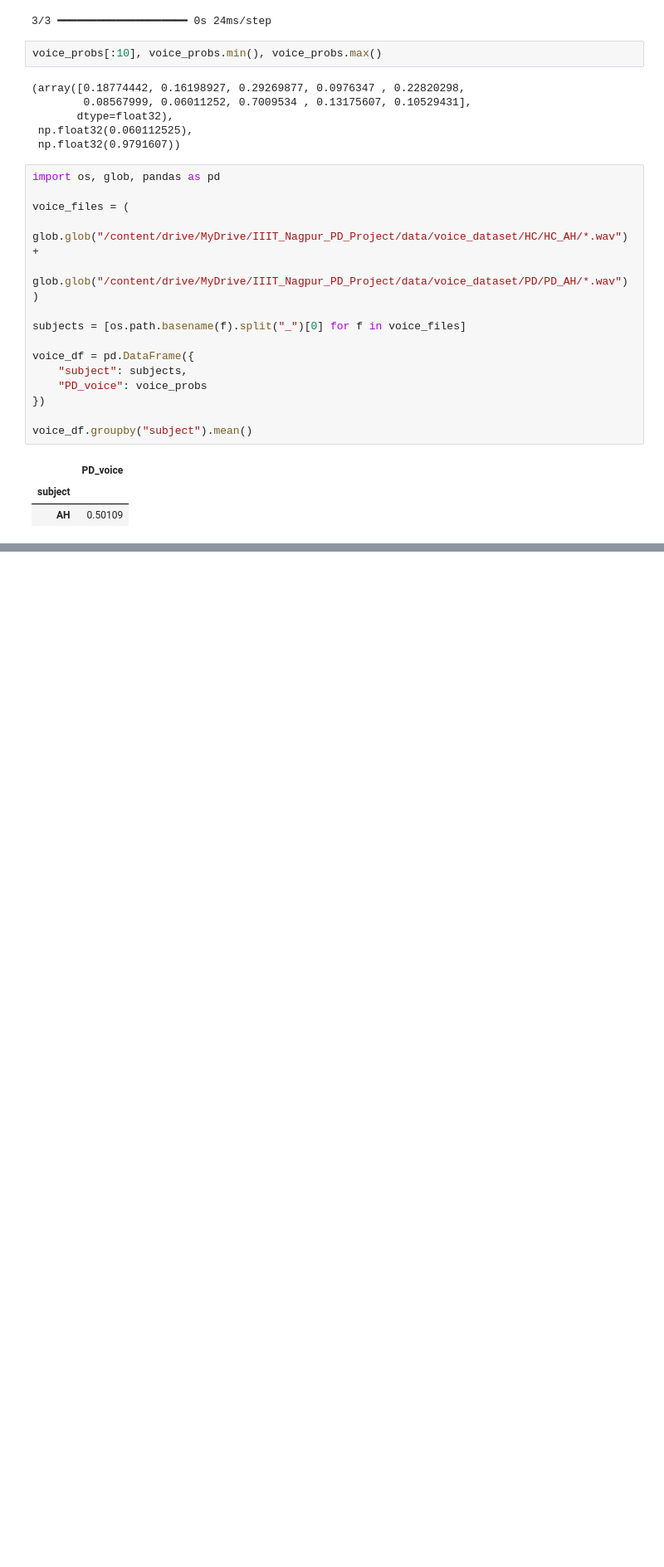
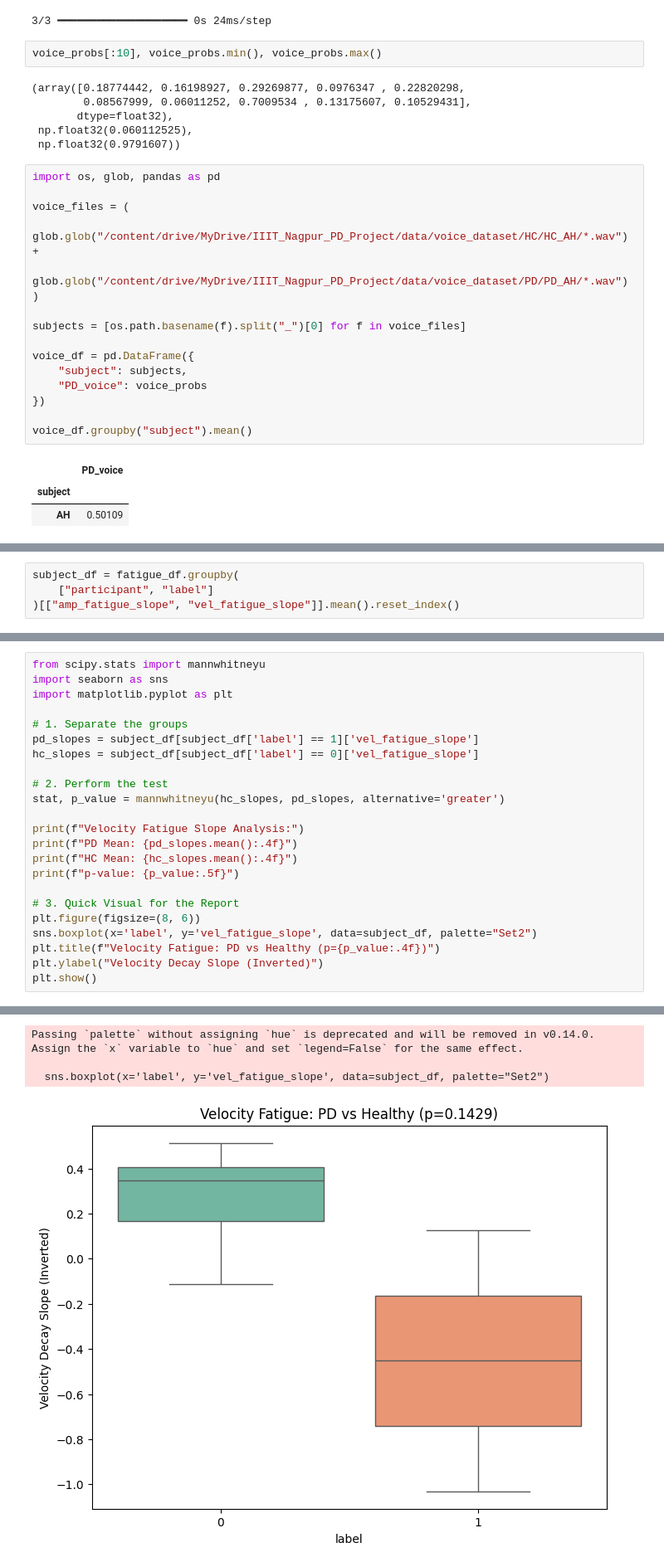
Before and after one commit to Jijnash22/multimodal-parkinsons-ai, a Jupyter notebook: notebooks/03_hand_tapping_pipeline.ipynb, the cells around one changed output, grey strips where cells are left out. Shown at 83% size. Cells and saved outputs as stored; diff of their text form; blank space fills up the shorter version.

```diff
--- a/notebooks/03_hand_tapping_pipeline.ipynb
+++ b/notebooks/03_hand_tapping_pipeline.ipynb
@@ -504,0 +928,4 @@ voice_df.groupby("subject").mean()
+# %%
+subject_df = fatigue_df.groupby(
+    ["participant", "label"]
+)[["amp_fatigue_slope", "vel_fatigue_slope"]].mean().reset_index()
@@ -504,0 +939,24 @@ voice_df.groupby("subject").mean()
+# %%
+from scipy.stats import mannwhitneyu
+import seaborn as sns
+import matplotlib.pyplot as plt
+
+# 1. Separate the groups
+pd_slopes = subject_df[subject_df['label'] == 1]['vel_fatigue_slope']
+hc_slopes = subject_df[subject_df['label'] == 0]['vel_fatigue_slope']
+
+# 2. Perform the test
+stat, p_value = mannwhitneyu(hc_slopes, pd_slopes, alternative='greater')
+
+print(f"Velocity Fatigue Slope Analysis:")
+print(f"PD Mean: {pd_slopes.mean():.4f}")
+print(f"HC Mean: {hc_slopes.mean():.4f}")
+print(f"p-value: {p_value:.5f}")
+
+# 3. Quick Visual for the Report
+plt.figure(figsize=(8, 6))
+sns.boxplot(x='label', y='vel_fatigue_slope', data=subject_df, palette="Set2")
+plt.title(f"Velocity Fatigue: PD vs Healthy (p={p_value:.4f})")
+plt.ylabel("Velocity Decay Slope (Inverted)")
+plt.show()
+# %% [output]
@@ -504,0 +967,4 @@ voice_df.groupby("subject").mean()
+Passing `palette` without assigning `hue` is deprecated and will be removed in v0.14.0. Assign the `x` variable to `hue` and set `legend=False` for the same effect.
+
+  sns.boxplot(x='label', y='vel_fatigue_slope', data=subject_df, palette="Set2")
+[figure, added]
```
Also changed, not shown: parts of 38 cells of this notebook.
